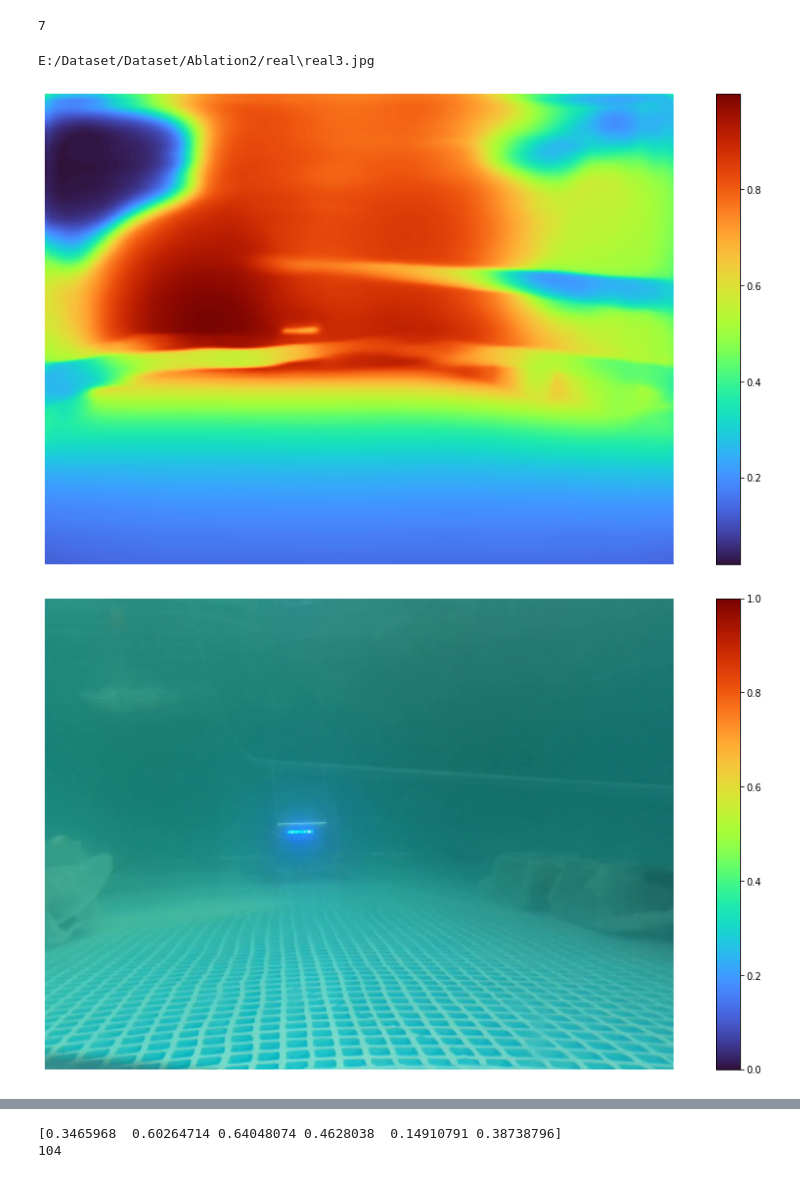
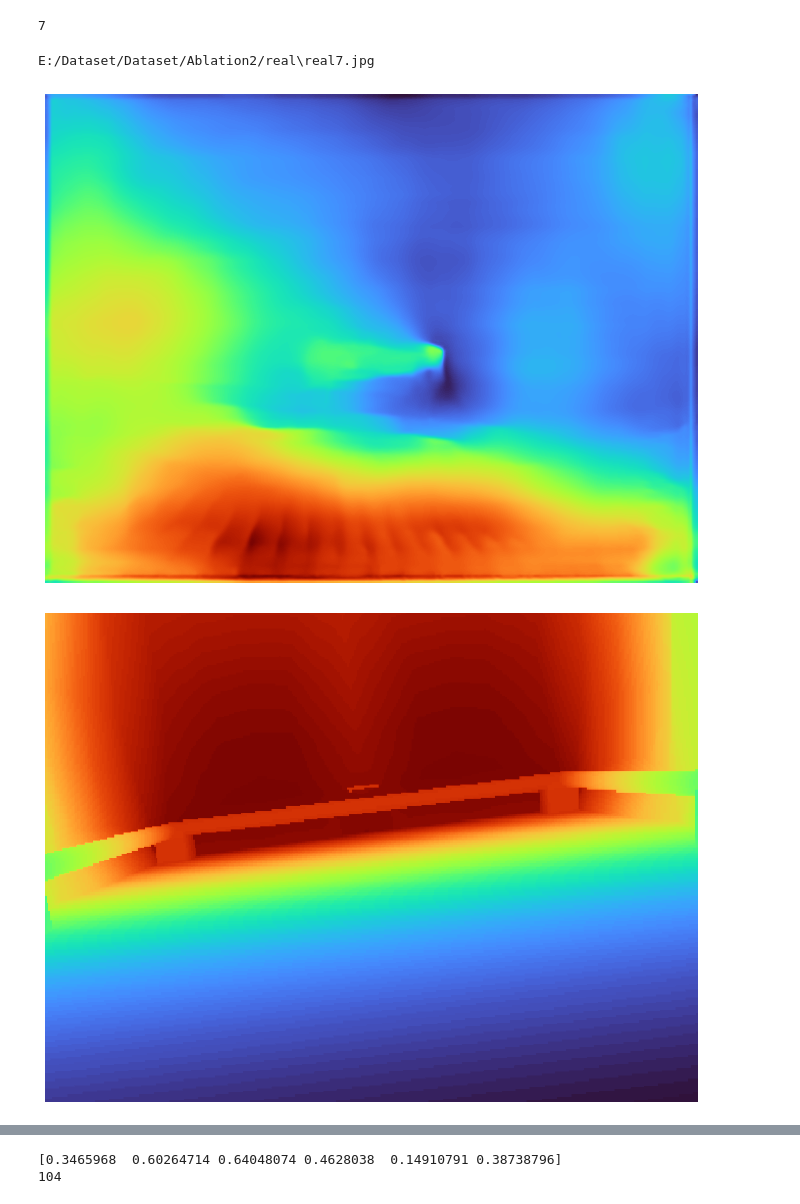
Before and after one commit to MMehdiMousavi/DenseDepth, a Jupyter notebook: Evaluate.ipynb, the cells around one changed output, grey strips where cells are left out. Cells and saved outputs as stored; diff of their text form; code cells hidden in the pictures.

```diff
--- a/Evaluate.ipynb
+++ b/Evaluate.ipynb
@@ -345,6 +345,6 @@ average.mean(0) #NYU Filtered
 
 ### UNREAL DEPTH
 # %%
-modelname = 'morse13K.h5'
+modelname = 'nyu.h5'
 custom_objects = {'BilinearUpSampling2D': BilinearUpSampling2D, 'depth_loss_function': depth_loss_function}
 uemodel = load_model(modelname, custom_objects=custom_objects, compile=False)
@@ -385,28 +369,28 @@ print(len(rgblist))
 # %% [output]
 7
 # %%
- i = 3
+ i = 6
 print(rgblist[i])
 cemap = 'turbo'
 plt.imshow(resize(preds[i,:,:,0], (480,640), order=1, preserve_range=True, mode='reflect', anti_aliasing=True), cmap=cemap)
 #plt.imshow(preds[25,:,:,0], cmap='magma_r')
-plt.colorbar()
+
 plt.axis('off')
 #plt.figure(figsize=(16,9))
 plt.show()
 
-# plt.imshow(uedepth[i,:,:], cmap=cemap)
-# #plt.colorbar()
-# plt.axis('off')
-# #plt.figure(figsize=(16,9))
-# plt.show()
-
-plt.imshow(uergb[i,:,:]/255, cmap=cemap)
-plt.colorbar()
+plt.imshow(uedepth[i,:,:], cmap=cemap)
+#plt.colorbar()
 plt.axis('off')
 #plt.figure(figsize=(16,9))
 plt.show()
+
+plt.imshow(uergb[i,:,:]/255, cmap=cemap)
+# plt.colorbar()
+plt.axis('off')
+#plt.figure(figsize=(16,9))
+plt.show()
 # %% [output]
-E:/Dataset/Dataset/Ablation2/real\real3.jpg
+E:/Dataset/Dataset/Ablation2/real\real7.jpg
-[figure, old version]
+[figure, new version]
-[figure, old version]
+[figure, new version]
```
Also changed, not shown: parts of 2 cells of this notebook.
